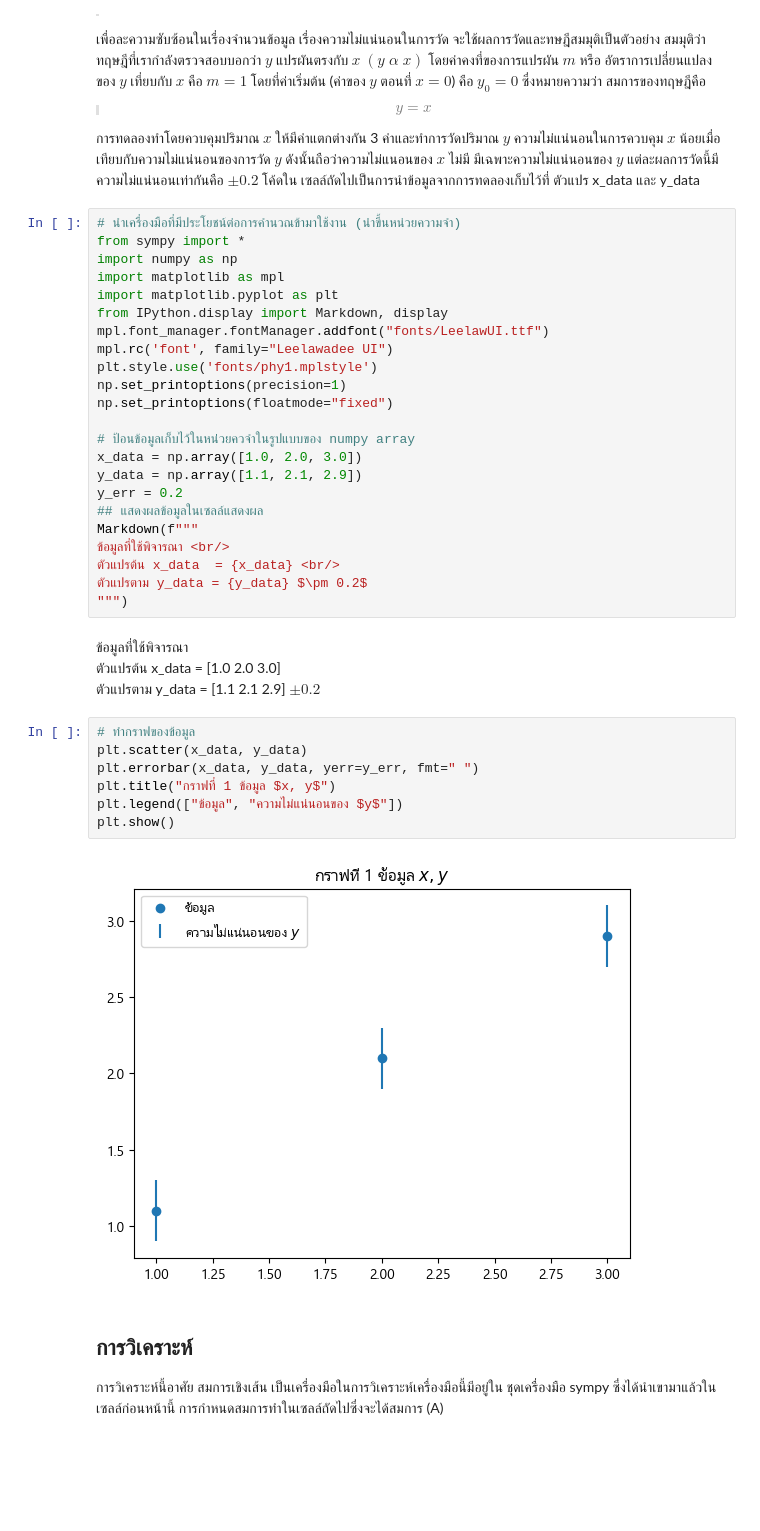
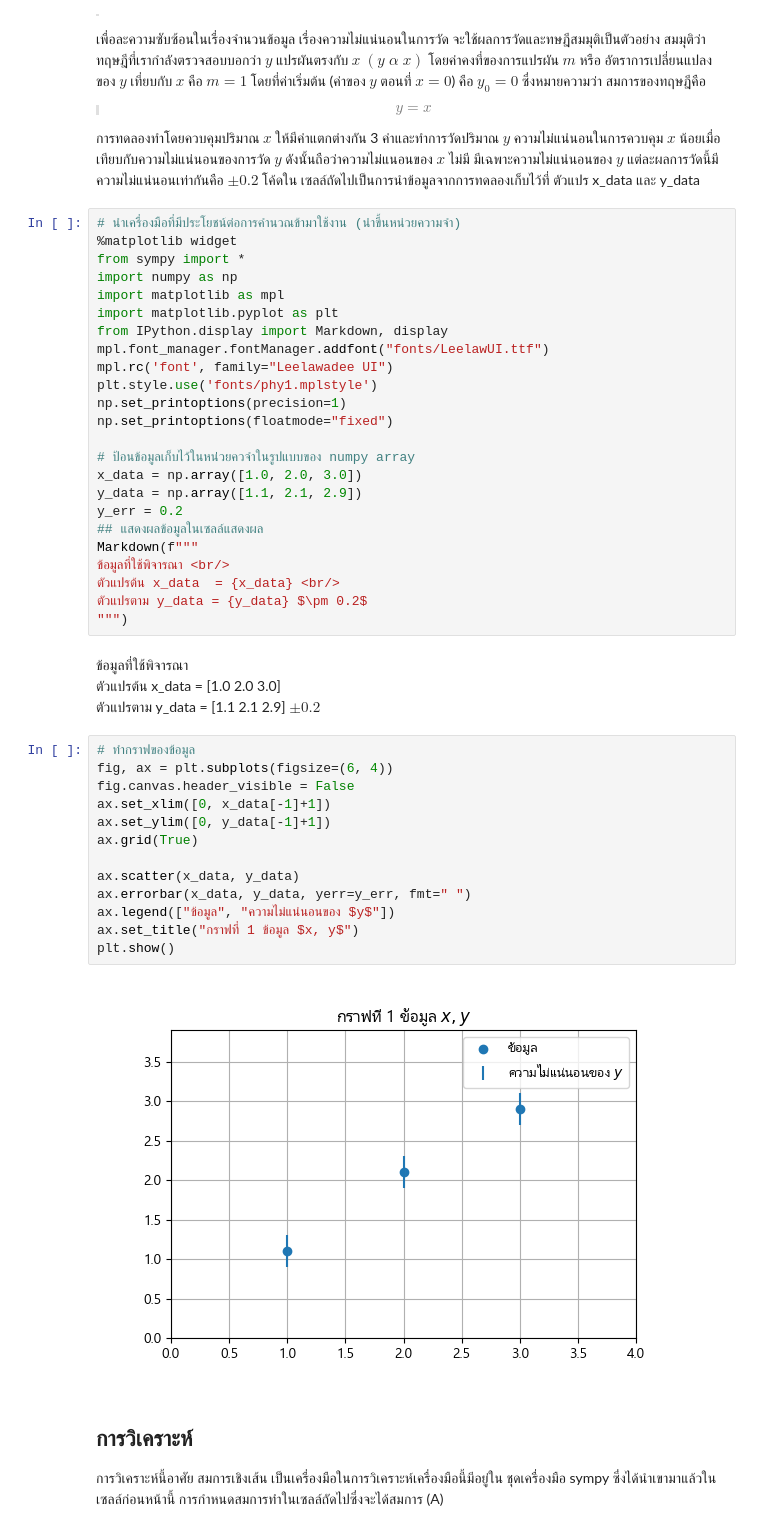
Before and after one commit to chailoek/labphy1, a Jupyter notebook: dist/files/การวิเคราะห์ด้วยสมการเชิงเส้น.ipynb, the cells around one changed output. Saved outputs shown, nothing was run; the diff lists cells and outputs as text; blank space fills up the shorter version.

```diff
--- a/dist/files/การวิเคราะห์ด้วยสมการเชิงเส้น.ipynb
+++ b/dist/files/การวิเคราะห์ด้วยสมการเชิงเส้น.ipynb
@@ -17,6 +17,7 @@
 ตัวแปร x_data และ y_data
 # %%
 # นำเครื่องมือที่มีประโยชน์ต่อการคำนวณข้ามาใช้งาน (นำขึ้นหน่วยความจำ)
+%matplotlib widget
 from sympy import *
 import numpy as np
 import matplotlib as mpl
@@ -45,13 +46,19 @@ Markdown(f"""
 ตัวแปรตาม y_data = [1.1 2.1 2.9] $\pm 0.2$
 # %%
 # ทำกราฟของข้อมูล
-plt.scatter(x_data, y_data)
-plt.errorbar(x_data, y_data, yerr=y_err, fmt=" ")
-plt.title("กราฟที่ 1 ข้อมูล $x, y$")
-plt.legend(["ข้อมูล", "ความไม่แน่นอนของ $y$"])
+fig, ax = plt.subplots(figsize=(6, 4))
+fig.canvas.header_visible = False
+ax.set_xlim([0, x_data[-1]+1])
+ax.set_ylim([0, y_data[-1]+1])
+ax.grid(True)
+
+ax.scatter(x_data, y_data)
+ax.errorbar(x_data, y_data, yerr=y_err, fmt=" ")
+ax.legend(["ข้อมูล", "ความไม่แน่นอนของ $y$"])
+ax.set_title("กราฟที่ 1 ข้อมูล $x, y$")
 plt.show()
 # %% [output]
-[figure, old version]
+[figure, new version]
 # %% [markdown]
 ## การวิเคราะห์
 การวิเคราะห์นี้อาศัย สมการเชิงเส้น เป็นเครื่องมือในการวิเคราะห์เครื่องมือนี้มีอยู่ใน ชุดเครื่องมือ sympy
```
Also changed, not shown: parts of 1 cell of this notebook, 1 other file.
